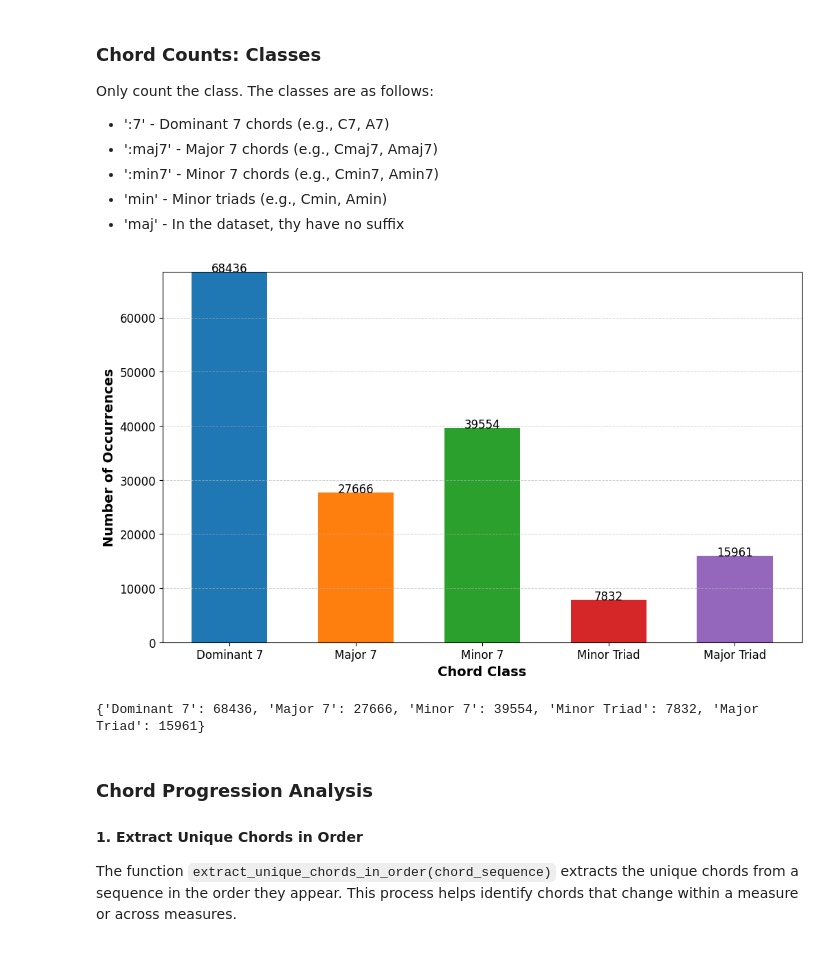
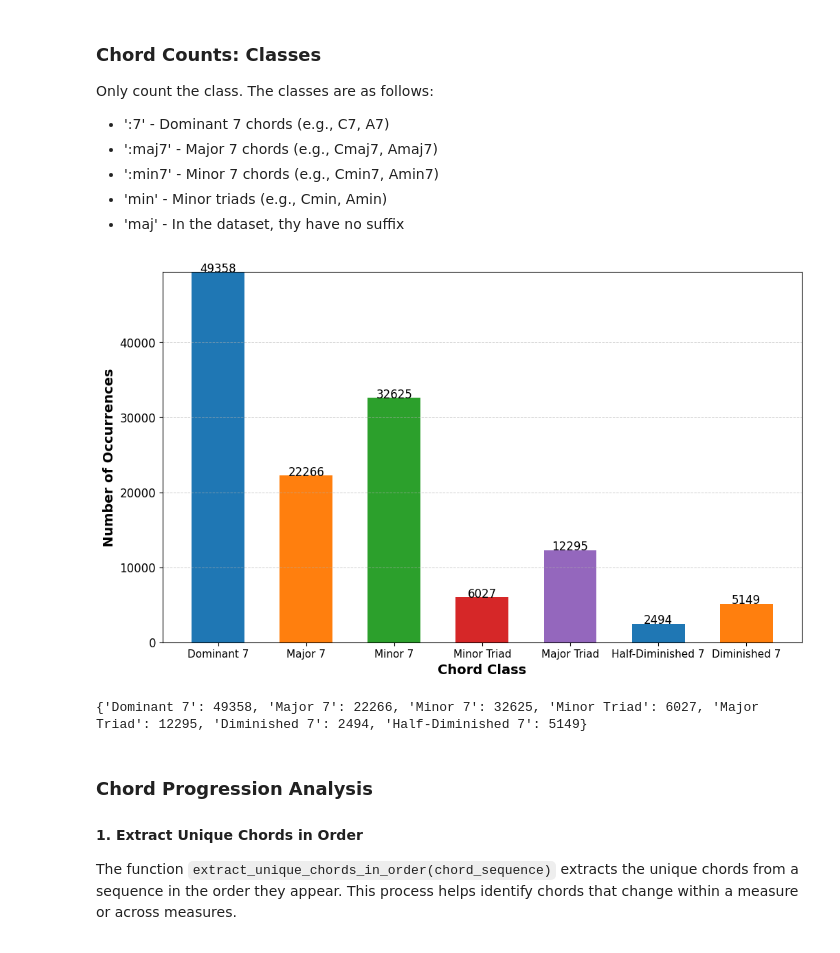
Before and after one commit to Kryptagora/JazzNet, a Jupyter notebook: Statistics.ipynb, the cells around one changed output. Saved outputs shown, nothing was run; the diff lists cells and outputs as text; code cells hidden in the pictures.

```diff
--- a/Statistics.ipynb
+++ b/Statistics.ipynb
@@ -103,7 +103,9 @@ chord_classes = {
     ':maj7': "Major 7",
     ':min7': "Minor 7",
     'min': "Minor Triad",
-    'maj': "Major Triad"
+    'maj': "Major Triad",
+    'hdim7': "Half-Diminished 7",
+    'dim7': "Diminished 7",
 }
 
 chord_class_counts = {
@@ -111,7 +113,10 @@ chord_class_counts = {
     "Major 7": 0,
     "Minor 7": 0,
     "Minor Triad": 0,
-    "Major Triad": 0
+    "Major Triad": 0,
+    "Diminished 7": 0,
+    "Half-Diminished 7": 0
+
 }
 
 for chord_list in all_chords:
@@ -123,39 +128,40 @@ for chord_list in all_chords:
                 classified = True
                 break
         if not classified:  # this means it's a Major triad (e.g., "C" is "C:maj")
-            chord_class_counts["Major Triad"] += 1
+            raise ValueError(chord)
+            # chord_class_counts["Major Triad"] += 1
 
 
 plt.figure(figsize=(12,7))
 colors = ['#1f77b4', '#ff7f0e', '#2ca02c', '#d62728', '#9467bd']
 
 # Bar plotting with enhanced color and width
 bars = plt.bar(chord_classes.values(), list(chord_class_counts.values()), color=colors, width=0.6)
 
 # Adding subtle gridlines for better readability
 plt.grid(axis='y', linestyle='--', linewidth=0.7, alpha=0.6)
 
 # Adjusting font size and weight for clarity
 plt.xlabel('Chord Class', fontsize=14, fontweight='bold')
 plt.ylabel('Number of Occurrences', fontsize=14, fontweight='bold')
-plt.xticks(fontsize=12, rotation=0)
+plt.xticks(fontsize=11, rotation=0)
 plt.yticks(fontsize=12)
 #plt.title('Chord Class Occurrences by Class', fontsize=16, fontweight='bold', pad=20)
 
 # Bar Labeling: Adding labels above bars for exact counts with better positioning
 for bar in bars:
     height = bar.get_height()
     plt.text(bar.get_x() + bar.get_width() / 2, height + 3, str(height), ha='center', fontsize=12)
 
 # Adjusting the y limit for better visualization
 plt.ylim(0, max(chord_class_counts.values()) + 50)
 plt.savefig("img/ChordOccurencesbyClass.png")
 plt.show()
 
 print(chord_class_counts)
 # %% [output]
-[figure, old version]
+[figure, new version]
-{'Dominant 7': 68436, 'Major 7': 27666, 'Minor 7': 39554, 'Minor Triad': 7832, 'Major Triad': 15961}
+{'Dominant 7': 49358, 'Major 7': 22266, 'Minor 7': 32625, 'Minor Triad': 6027, 'Major Triad': 12295, 'Diminished 7': 2494, 'Half-Diminished 7': 5149}
 # %% [markdown]
 ### Chord Progression Analysis
 
```
Also changed, not shown: parts of 6 cells of this notebook, 8 other files.
